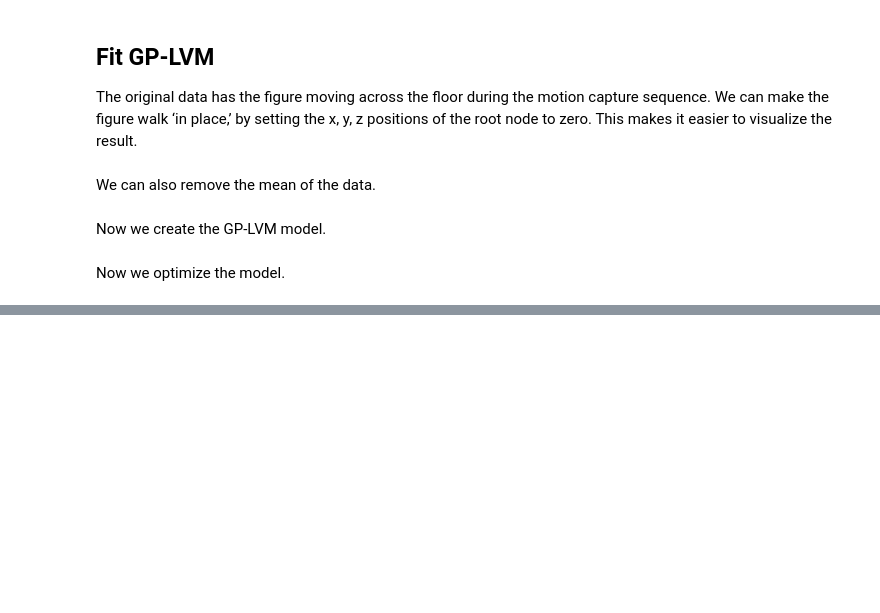
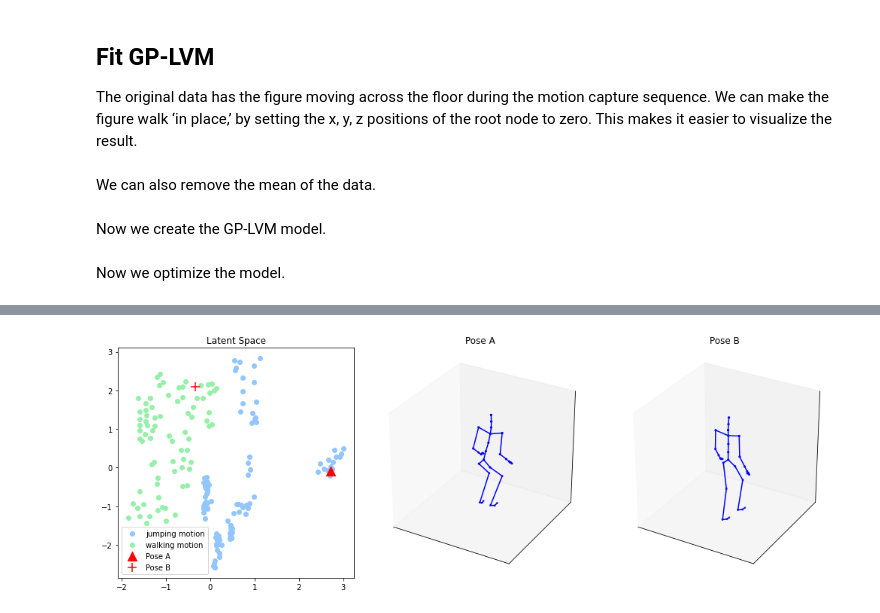
Before and after one commit to probml/probml-notebooks, a Jupyter notebook: notebooks/gplvm_mocap.ipynb, the cells around one changed output, grey strips where cells are left out. Saved outputs shown, nothing was run; the diff lists cells and outputs as text; code cells hidden in the pictures; blank space fills up the shorter version.

```diff
--- a/notebooks/gplvm_mocap.ipynb
+++ b/notebooks/gplvm_mocap.ipynb
@@ -8,5 +10,5 @@ http://inverseprobability.com/gpy-gallery/gallery/cmu-mocap-gplvm
 ## Setup
 # %%
 import matplotlib.pyplot as plt
-plt.rcParams.update({'font.size': 22})
+plt.style.use('seaborn-pastel')
 # %%
@@ -92,4 +33,6 @@ motion=['01']
 # %%
+subject='16'
+motion=['02', '21']
 data = pods.datasets.cmu_mocap(subject, motion)
 # %% [output]
 Acquiring resource: cmu_mocap
@@ -158,5 +93,5 @@ import GPy
 # %%
-model = GPy.models.GPLVM(Y, 2, normalizer=True)
+model = GPy.models.GPLVM(Y, 2, init='PCA', normalizer=True)
 # %% [markdown]
 Now we optimize the model.
 # %%
@@ -204,0 +111,61 @@ motion capture data set.</i>
+# %%
+def plot_skeleton(ax, Y_vec):
+
+    Z = data['skel'].to_xyz(Y_vec)
+    ax.scatter(Z[:, 0], Z[:, 2], Z[:, 1], marker='.', color='b')
+
+    connect = data['skel'].connection_matrix() # Get the connectivity matrix.
+    I, J = np.nonzero(connect)
+    xyz = np.zeros((len(I)*3, 3)); idx=0
+    for i, j in zip(I, J):
+        xyz[idx]     = Z[i, :]
+        xyz[idx + 1] = Z[j, :]
+        xyz[idx + 2] = [np.nan]*3
+        idx += 3
+    line_handle = ax.plot(xyz[:, 0], xyz[:, 2], xyz[:, 1], '-', color='b')
+    ax.set_xlim(-15, 15)
+    ax.set_ylim(-15, 15)
+    ax.set_zlim(-15, 15)
+    ax.set_yticks([])
+    ax.set_xticks([])
+    ax.set_zticks([])
+    plt.tight_layout()
+
+#fig = plt.figure(figsize=(7,2.5))
+fig = plt.figure(figsize=(14,5))
+
+ax_a = fig.add_subplot(131)
+ax_a.set_title('Latent Space')
+
+n = len(Y)
+idx_a = 51 # jumping
+idx_b = 180 # standing
+other_indices = np.arange(n)[~np.isin(range(n), [idx_a, idx_b])]
+jump = np.arange(n)[data['lbls'][:, 0] == 1]
+walk = np.arange(n)[data['lbls'][:, 0] == 0]
+
+jump = jump[jump != idx_a]
+walk = walk[walk != idx_b]
+
+ax_a.scatter(model.X[jump, 0], model.X[jump, 1], label='jumping motion')
+ax_a.scatter(model.X[walk, 0], model.X[walk, 1], label='walking motion')
+ax_a.scatter(model.X[idx_a, 0], model.X[idx_a, 1], label='Pose A', marker='^', s=150, c='red')
+ax_a.scatter(model.X[idx_b, 0], model.X[idx_b, 1], label='Pose B', marker='+', s=150, c='red')
+ax_a.legend(loc='lower left') #, fontsize='x-small')
+
+plt.tight_layout()
+
+ax_b = fig.add_subplot(132, projection='3d')
+plot_skeleton(ax_b, Y[idx_a, :])
+ax_b.set_title('Pose A')
+
+ax_c = fig.add_subplot(133, projection='3d')
+plot_skeleton(ax_c, Y[idx_b, :])
+ax_c.set_title('Pose B')
+
+#print(fig)
+
+plt.savefig('gplvm-mocap.pdf')
+plt.show()
+# %% [output]
+[figure, added]
```
Also changed, not shown: parts of 21 cells of this notebook.
